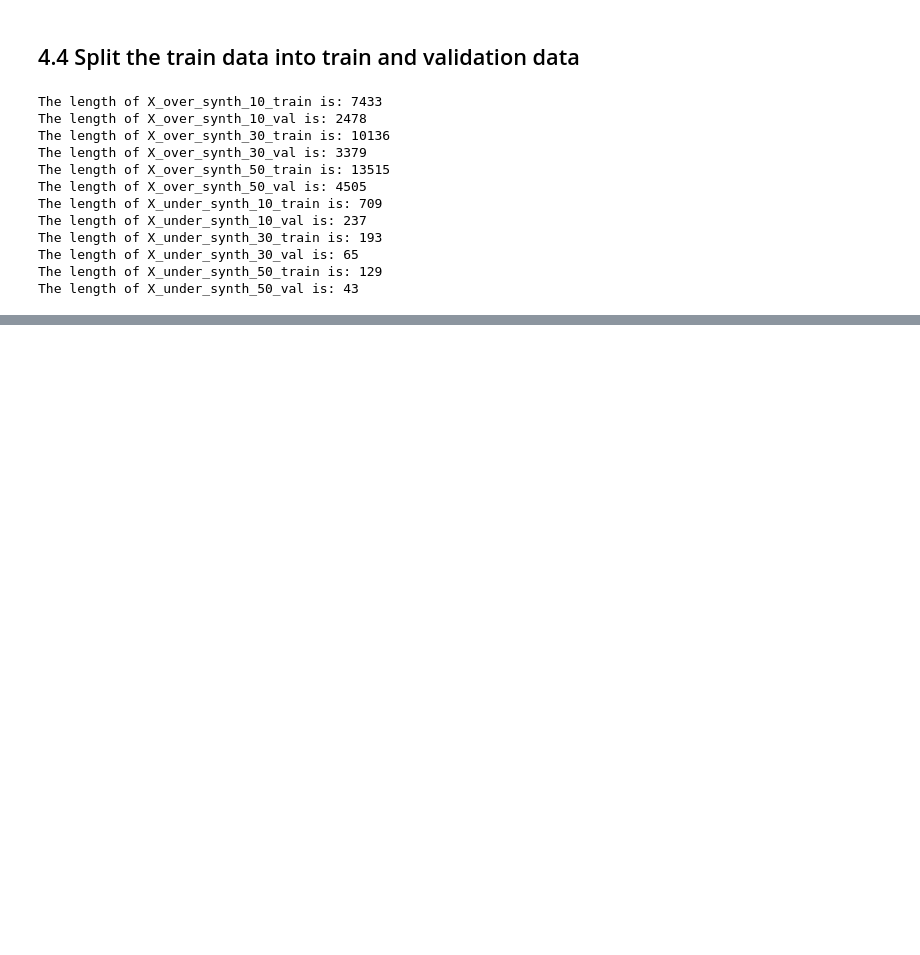
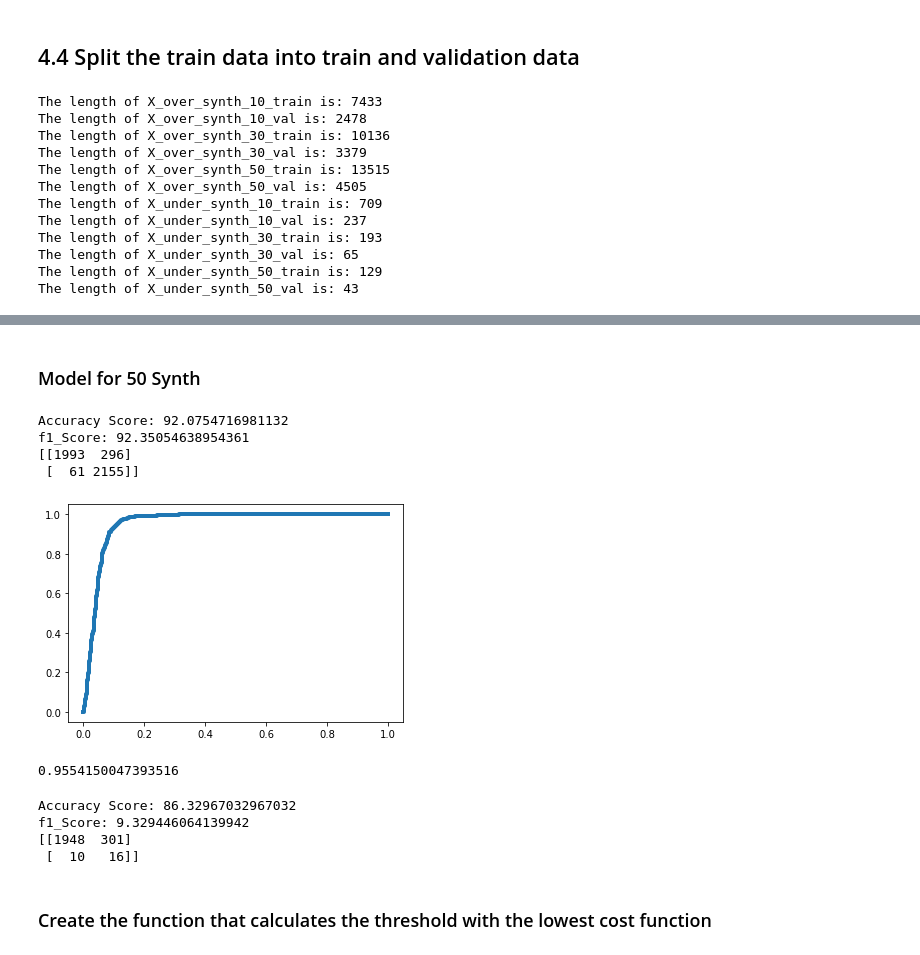
Before and after one commit to ba-group-projects/insurance-fraud-detection, a Jupyter notebook: main-update.ipynb, the cells around one changed output, grey strips where cells are left out. Saved outputs shown, nothing was run; the diff lists cells and outputs as text; code cells hidden in the pictures; blank space fills up the shorter version.

```diff
--- a/main-update.ipynb
+++ b/main-update.ipynb
@@ -917,0 +991,22 @@ res_list
+# %% [markdown]
+### Model for 50 Synth
+# %%
+lr_50 = LogisticRegressionModel(X_over_synth_50_train, y_over_synth_50_train)
+ModelPerformance(lr_50, X_over_synth_50_val, y_over_synth_50_val)
+Model_ROC_AUC(lr_50, X_over_synth_50_val, y_over_synth_50_val)
+# %% [output]
+Accuracy Score: 92.0754716981132
+f1_Score: 92.35054638954361
+[[1993  296]
+ [  61 2155]]
+[figure, added]
+0.9554150047393516
+# %%
+ModelPerformance(lr_50, X_test, y_test)
+# %% [output]
+Accuracy Score: 86.32967032967032
+f1_Score: 9.329446064139942
+[[1948  301]
+ [  10   16]]
+# %% [markdown]
+### Create the function that calculates the threshold with the lowest cost function
```
Also changed, not shown: parts of 45 cells of this notebook, 8 other files.
